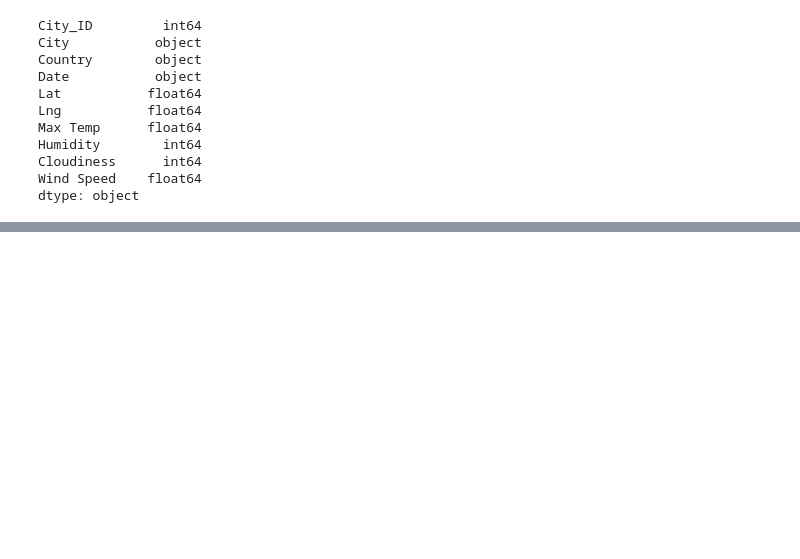
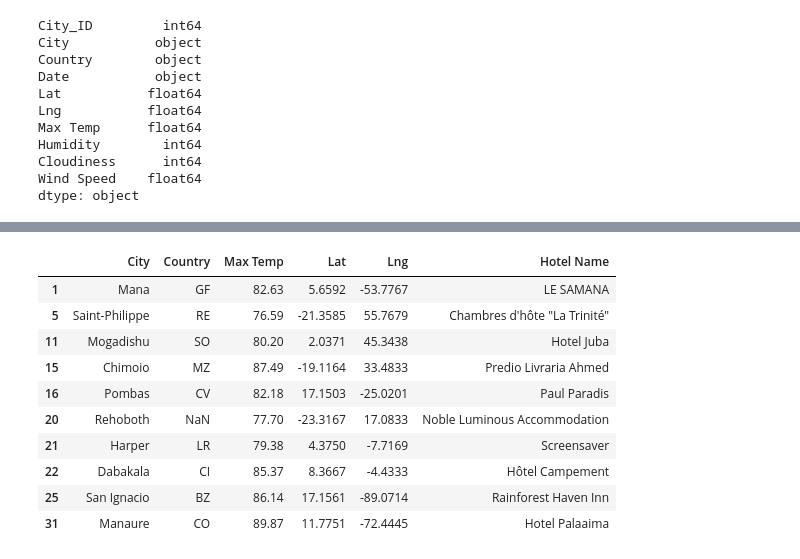
Before and after one commit to lmacera/World_Weather_Analysis, a Jupyter notebook: VacationPy.ipynb, the cells around one changed output, grey strips where cells are left out. Saved outputs shown, nothing was run; the diff lists cells and outputs as text; code cells hidden in the pictures; blank space fills up the shorter version.

```diff
--- a/VacationPy.ipynb
+++ b/VacationPy.ipynb
@@ -179,3 +199,17 @@ except(IndexError):
+# %%
+hotel_df.head(10)
+# %% [output]
+|  | City | Country | Max Temp | Lat | Lng | Hotel Name |
+| 1 | Mana | GF | 82.63 | 5.6592 | -53.7767 | LE SAMANA |
+| 5 | Saint-Philippe | RE | 76.59 | -21.3585 | 55.7679 | Chambres d'hôte "La Trinité" |
+| 11 | Mogadishu | SO | 80.20 | 2.0371 | 45.3438 | Hotel Juba |
+| 15 | Chimoio | MZ | 87.49 | -19.1164 | 33.4833 | Predio Livraria Ahmed |
+| 16 | Pombas | CV | 82.18 | 17.1503 | -25.0201 | Paul Paradis |
+| 20 | Rehoboth | NaN | 77.70 | -23.3167 | 17.0833 | Noble Luminous Accommodation |
+| 21 | Harper | LR | 79.38 | 4.3750 | -7.7169 | Screensaver |
+| 22 | Dabakala | CI | 85.37 | 8.3667 | -4.4333 | Hôtel Campement |
+| 25 | San Ignacio | BZ | 86.14 | 17.1561 | -89.0714 | Rainforest Haven Inn |
+| 31 | Manaure | CO | 89.87 | 11.7751 | -72.4445 | Hotel Palaaima |
 # %%
 # Add a heatmap of temperature for the vacation spots.
 locations = hotel_df[["Lat", "Lng"]]
```
Also changed, not shown: parts of 7 cells of this notebook, 16 other files.
